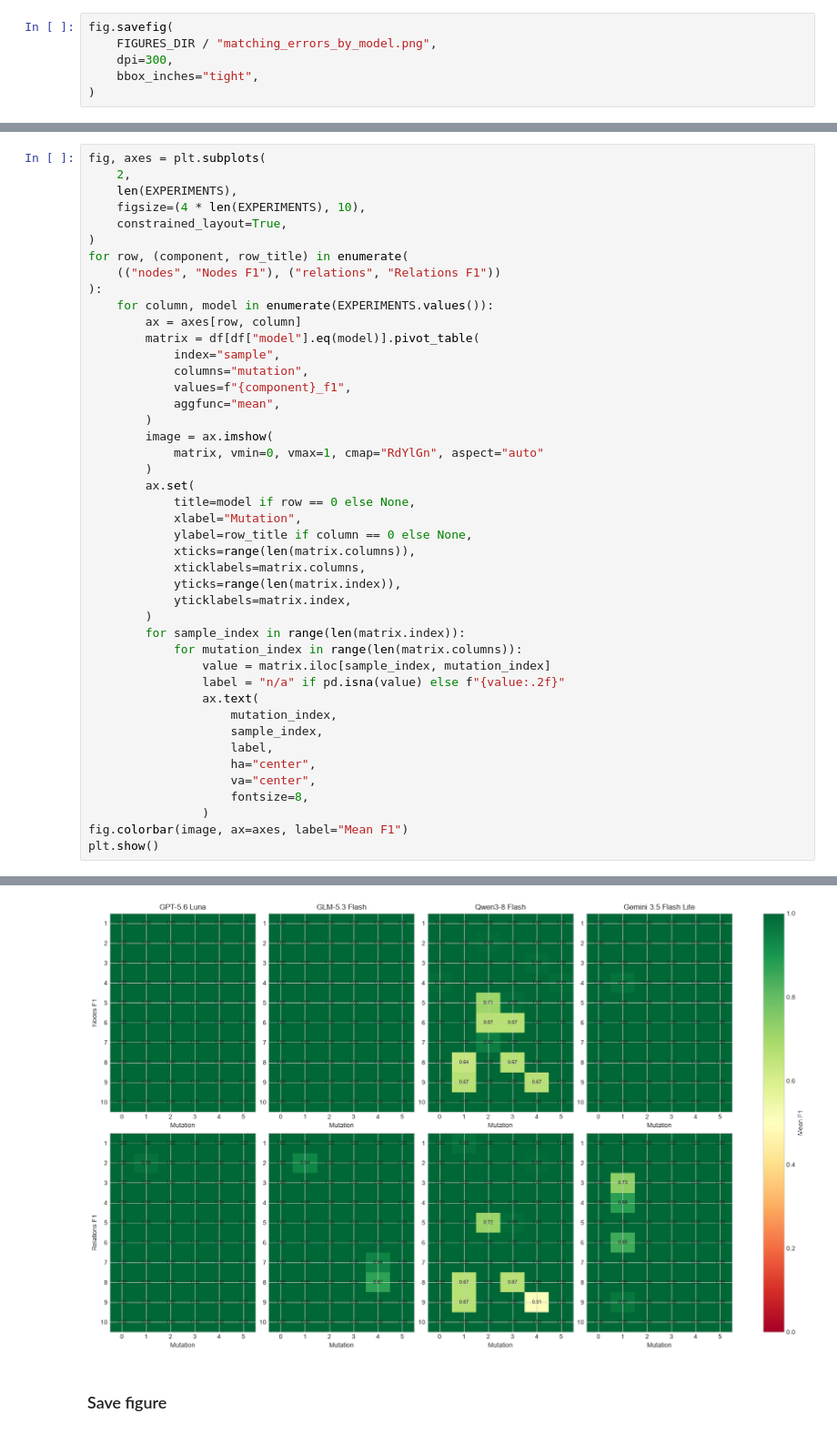
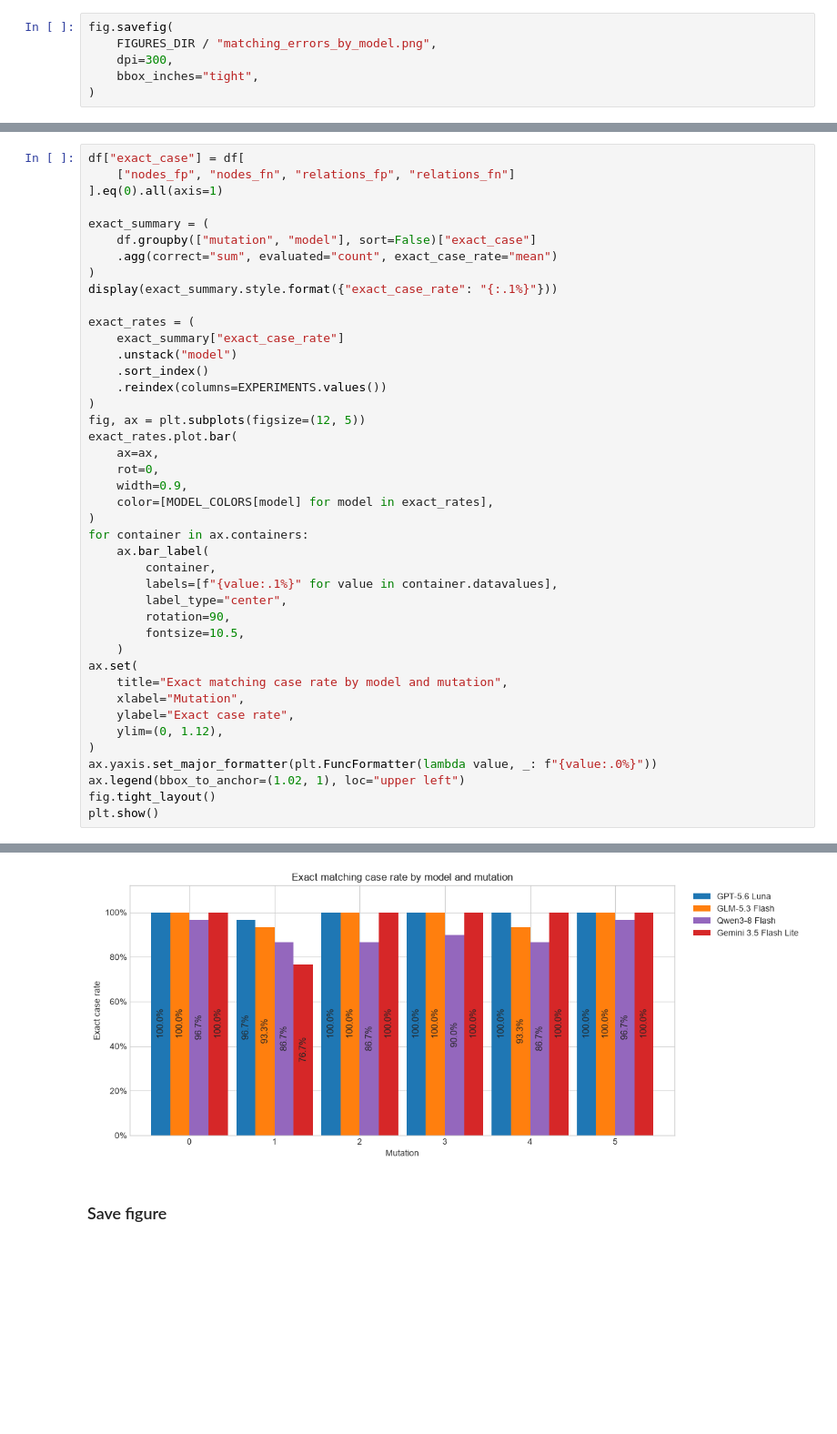
Before and after one commit to turqcacke/llm-uml-ucd-evaluator, a Jupyter notebook: eval/notebooks/01_matching_analysis.ipynb, the cells around one changed output, grey strips where cells are left out. Shown at 91% size. Saved outputs shown, nothing was run; the diff lists cells and outputs as text; blank space fills up the shorter version.

```diff
--- a/eval/notebooks/01_matching_analysis.ipynb
+++ b/eval/notebooks/01_matching_analysis.ipynb
@@ -308,45 +332,43 @@ F1 is averaged across repetitions in each model heatmap. A quality drop can then
 # %%
-fig, axes = plt.subplots(
-    2,
-    len(EXPERIMENTS),
-    figsize=(4 * len(EXPERIMENTS), 10),
-    constrained_layout=True,
+df["exact_case"] = df[
+    ["nodes_fp", "nodes_fn", "relations_fp", "relations_fn"]
+].eq(0).all(axis=1)
+
+exact_summary = (
+    df.groupby(["mutation", "model"], sort=False)["exact_case"]
+    .agg(correct="sum", evaluated="count", exact_case_rate="mean")
 )
-for row, (component, row_title) in enumerate(
-    (("nodes", "Nodes F1"), ("relations", "Relations F1"))
-):
-    for column, model in enumerate(EXPERIMENTS.values()):
-        ax = axes[row, column]
-        matrix = df[df["model"].eq(model)].pivot_table(
-            index="sample",
-            columns="mutation",
-            values=f"{component}_f1",
-            aggfunc="mean",
-        )
-        image = ax.imshow(
-            matrix, vmin=0, vmax=1, cmap="RdYlGn", aspect="auto"
-        )
-        ax.set(
-            title=model if row == 0 else None,
-            xlabel="Mutation",
-            ylabel=row_title if column == 0 else None,
-            xticks=range(len(matrix.columns)),
-            xticklabels=matrix.columns,
-            yticks=range(len(matrix.index)),
-            yticklabels=matrix.index,
-        )
-        for sample_index in range(len(matrix.index)):
-            for mutation_index in range(len(matrix.columns)):
-                value = matrix.iloc[sample_index, mutation_index]
-                label = "n/a" if pd.isna(value) else f"{value:.2f}"
-                ax.text(
-                    mutation_index,
-                    sample_index,
-                    label,
-                    ha="center",
-                    va="center",
-                    fontsize=8,
-                )
-fig.colorbar(image, ax=axes, label="Mean F1")
+display(exact_summary.style.format({"exact_case_rate": "{:.1%}"}))
+
+exact_rates = (
+    exact_summary["exact_case_rate"]
+    .unstack("model")
+    .sort_index()
+    .reindex(columns=EXPERIMENTS.values())
+)
+fig, ax = plt.subplots(figsize=(12, 5))
+exact_rates.plot.bar(
+    ax=ax,
+    rot=0,
+    width=0.9,
+    color=[MODEL_COLORS[model] for model in exact_rates],
+)
+for container in ax.containers:
+    ax.bar_label(
+        container,
+        labels=[f"{value:.1%}" for value in container.datavalues],
+        label_type="center",
+        rotation=90,
+        fontsize=10.5,
+    )
+ax.set(
+    title="Exact matching case rate by model and mutation",
+    xlabel="Mutation",
+    ylabel="Exact case rate",
+    ylim=(0, 1.12),
+)
+ax.yaxis.set_major_formatter(plt.FuncFormatter(lambda value, _: f"{value:.0%}"))
+ax.legend(bbox_to_anchor=(1.02, 1), loc="upper left")
+fig.tight_layout()
 plt.show()
 # %% [output]
@@ -353,4 +393,4 @@ plt.show()
-[figure, old version]
+[figure, new version]
 # %% [markdown]
 ### Save figure
 # %%
```
Also changed, not shown: parts of 5 cells of this notebook, 3 other files.
